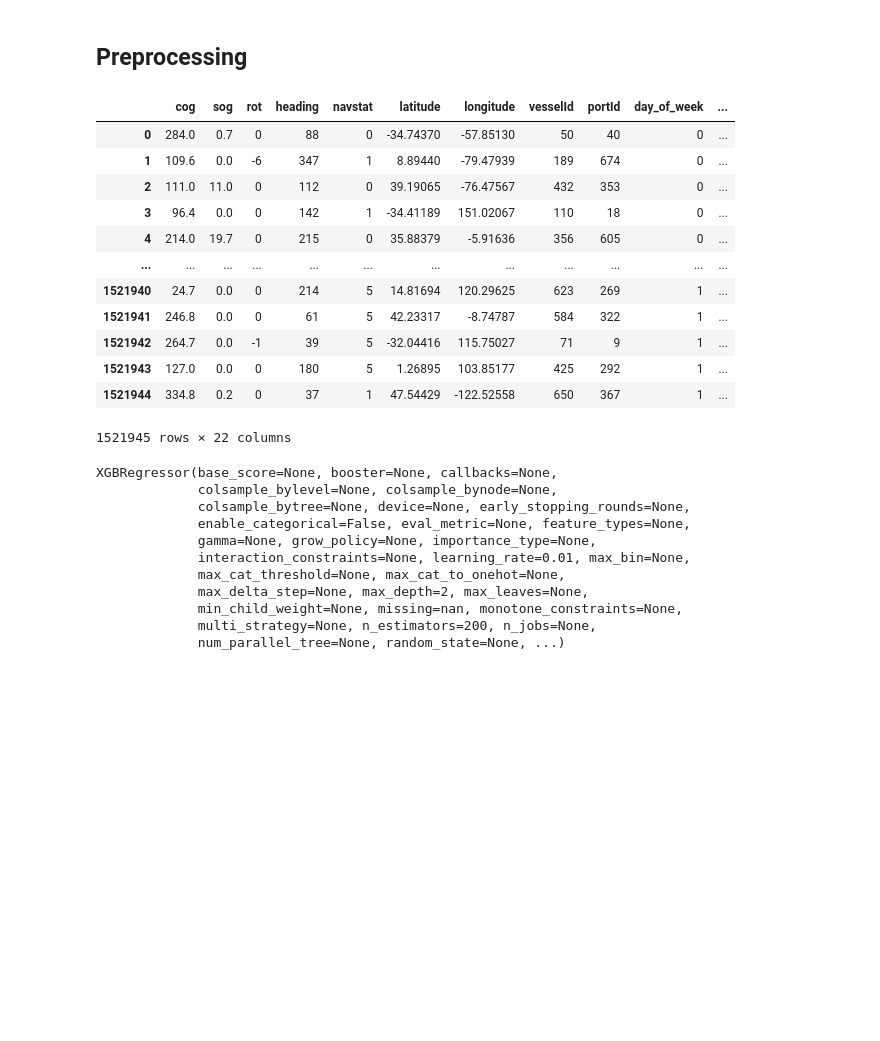
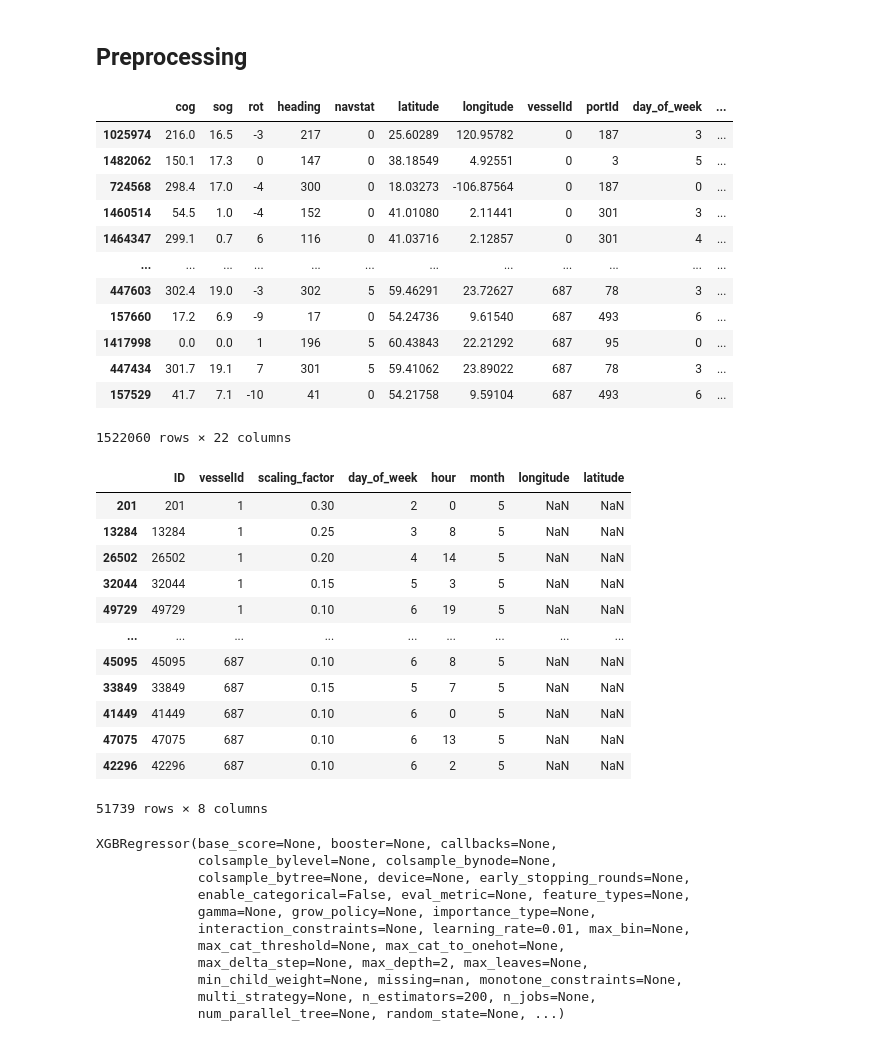
Before and after one commit to andrejvi/AIS-Vessel-Position-Prediction-ML, a Jupyter notebook: Main.ipynb, the cells around one changed output. Saved outputs shown, nothing was run; the diff lists cells and outputs as text; code cells hidden in the pictures; blank space fills up the shorter version.

```diff
--- a/Main.ipynb
+++ b/Main.ipynb
@@ -15,6 +82,12 @@ test_df = pd.read_csv('data/ais_test.csv', sep = ',')
 # %% [markdown]
 ## Preprocessing
 # %%
+train_df = pd.read_csv('data/ais_train.csv', sep = "|")
+test_df = pd.read_csv('data/ais_test.csv', sep = ',')
+
+train_df = train_df.sort_values(by = 'vesselId')
+test_df = test_df.sort_values(by = 'vesselId')
+
 train_df['time'] = pd.to_datetime(train_df['time'])
 test_df['time'] = pd.to_datetime(test_df['time'])
 
@@ -36,37 +109,54 @@ test_df['vesselId'] =  le_vesselid.transform(test_df['vesselId'])
 train_df['navstat'] = pd.Categorical(train_df['navstat']).codes
 train_df['portId'] = pd.Categorical(train_df['portId']).codes
 
+train_df['latitude_1'] = train_df['latitude'].shift(-1)
+train_df['latitude_2'] = train_df['latitude'].shift(-2)
+train_df['latitude_3'] = train_df['latitude'].shift(-3)
+train_df['latitude_4'] = train_df['latitude'].shift(-4)
+train_df['latitude_5'] = train_df['latitude'].shift(-5)
 
-train_df['latitude_1'] = train_df['latitude'].shift(-1*24)
-train_df['latitude_2'] = train_df['latitude'].shift(-2*24)
-train_df['latitude_3'] = train_df['latitude'].shift(-3*24)
-train_df['latitude_4'] = train_df['latitude'].shift(-4*24)
-train_df['latitude_5'] = train_df['latitude'].shift(-5*24)
-
-train_df['longitude_1'] = train_df['longitude'].shift(-1*24)
-train_df['longitude_2'] = train_df['longitude'].shift(-2*24)
-train_df['longitude_3'] = train_df['longitude'].shift(-3*24)
-train_df['longitude_4'] = train_df['longitude'].shift(-4*24)
-train_df['longitude_5'] = train_df['longitude'].shift(-5*24)
+train_df['longitude_1'] = train_df['longitude'].shift(-1)
+train_df['longitude_2'] = train_df['longitude'].shift(-2)
+train_df['longitude_3'] = train_df['longitude'].shift(-3)
+train_df['longitude_4'] = train_df['longitude'].shift(-4)
+train_df['longitude_5'] = train_df['longitude'].shift(-5)
 
 train_df = train_df.dropna()
 train_df = train_df.drop(columns = ['etaRaw','time'])
+
+test_df = test_df.drop(columns = 'time')
-# %%
-display(train_df)
-# %% [output]
-|  | cog | sog | rot | heading | navstat | latitude | longitude | vesselId | portId | day_of_week | ... |
-| 0 | 284.0 | 0.7 | 0 | 88 | 0 | -34.74370 | -57.85130 | 50 | 40 | 0 | ... |
-| 1 | 109.6 | 0.0 | -6 | 347 | 1 | 8.89440 | -79.47939 | 189 | 674 | 0 | ... |
-| 2 | 111.0 | 11.0 | 0 | 112 | 0 | 39.19065 | -76.47567 | 432 | 353 | 0 | ... |
-| 3 | 96.4 | 0.0 | 0 | 142 | 1 | -34.41189 | 151.02067 | 110 | 18 | 0 | ... |
-| 4 | 214.0 | 19.7 | 0 | 215 | 0 | 35.88379 | -5.91636 | 356 | 605 | 0 | ... |
-| ... | ... | ... | ... | ... | ... | ... | ... | ... | ... | ... | ... |
-| 1521940 | 24.7 | 0.0 | 0 | 214 | 5 | 14.81694 | 120.29625 | 623 | 269 | 1 | ... |
-| 1521941 | 246.8 | 0.0 | 0 | 61 | 5 | 42.23317 | -8.74787 | 584 | 322 | 1 | ... |
-| 1521942 | 264.7 | 0.0 | -1 | 39 | 5 | -32.04416 | 115.75027 | 71 | 9 | 1 | ... |
-| 1521943 | 127.0 | 0.0 | 0 | 180 | 5 | 1.26895 | 103.85177 | 425 | 292 | 1 | ... |
-| 1521944 | 334.8 | 0.2 | 0 | 37 | 1 | 47.54429 | -122.52558 | 650 | 367 | 1 | ... |
-1521945 rows × 22 columns
+# %%
+test_df['longitude'] = np.nan
+test_df['latitude'] = np.nan
+display(train_df)
+display(test_df)
+# %% [output]
+|  | cog | sog | rot | heading | navstat | latitude | longitude | vesselId | portId | day_of_week | ... |
+| 1025974 | 216.0 | 16.5 | -3 | 217 | 0 | 25.60289 | 120.95782 | 0 | 187 | 3 | ... |
+| 1482062 | 150.1 | 17.3 | 0 | 147 | 0 | 38.18549 | 4.92551 | 0 | 3 | 5 | ... |
+| 724568 | 298.4 | 17.0 | -4 | 300 | 0 | 18.03273 | -106.87564 | 0 | 187 | 0 | ... |
+| 1460514 | 54.5 | 1.0 | -4 | 152 | 0 | 41.01080 | 2.11441 | 0 | 301 | 3 | ... |
+| 1464347 | 299.1 | 0.7 | 6 | 116 | 0 | 41.03716 | 2.12857 | 0 | 301 | 4 | ... |
+| ... | ... | ... | ... | ... | ... | ... | ... | ... | ... | ... | ... |
+| 447603 | 302.4 | 19.0 | -3 | 302 | 5 | 59.46291 | 23.72627 | 687 | 78 | 3 | ... |
+| 157660 | 17.2 | 6.9 | -9 | 17 | 0 | 54.24736 | 9.61540 | 687 | 493 | 6 | ... |
+| 1417998 | 0.0 | 0.0 | 1 | 196 | 5 | 60.43843 | 22.21292 | 687 | 95 | 0 | ... |
+| 447434 | 301.7 | 19.1 | 7 | 301 | 5 | 59.41062 | 23.89022 | 687 | 78 | 3 | ... |
+| 157529 | 41.7 | 7.1 | -10 | 41 | 0 | 54.21758 | 9.59104 | 687 | 493 | 6 | ... |
+1522060 rows × 22 columns
+|  | ID | vesselId | scaling_factor | day_of_week | hour | month | longitude | latitude |
+| 201 | 201 | 1 | 0.30 | 2 | 0 | 5 | NaN | NaN |
+| 13284 | 13284 | 1 | 0.25 | 3 | 8 | 5 | NaN | NaN |
+| 26502 | 26502 | 1 | 0.20 | 4 | 14 | 5 | NaN | NaN |
+| 32044 | 32044 | 1 | 0.15 | 5 | 3 | 5 | NaN | NaN |
+| 49729 | 49729 | 1 | 0.10 | 6 | 19 | 5 | NaN | NaN |
+| ... | ... | ... | ... | ... | ... | ... | ... | ... |
+| 45095 | 45095 | 687 | 0.10 | 6 | 8 | 5 | NaN | NaN |
+| 33849 | 33849 | 687 | 0.15 | 5 | 7 | 5 | NaN | NaN |
+| 41449 | 41449 | 687 | 0.10 | 6 | 0 | 5 | NaN | NaN |
+| 47075 | 47075 | 687 | 0.10 | 6 | 13 | 5 | NaN | NaN |
+| 42296 | 42296 | 687 | 0.10 | 6 | 2 | 5 | NaN | NaN |
+51739 rows × 8 columns
 # %%
 X = train_df[['cog','sog', 'rot', 'heading', 'navstat', 'latitude', 'longitude', 'vesselId', 'portId', 'day_of_week', 'hour', 'month']]
 y = train_df[['latitude_1', 'latitude_2', 'latitude_3', 'latitude_4', 'latitude_5', 'longitude_1','longitude_2','longitude_3','longitude_4','longitude_5']]
```
Also changed, not shown: parts of 11 cells of this notebook.
